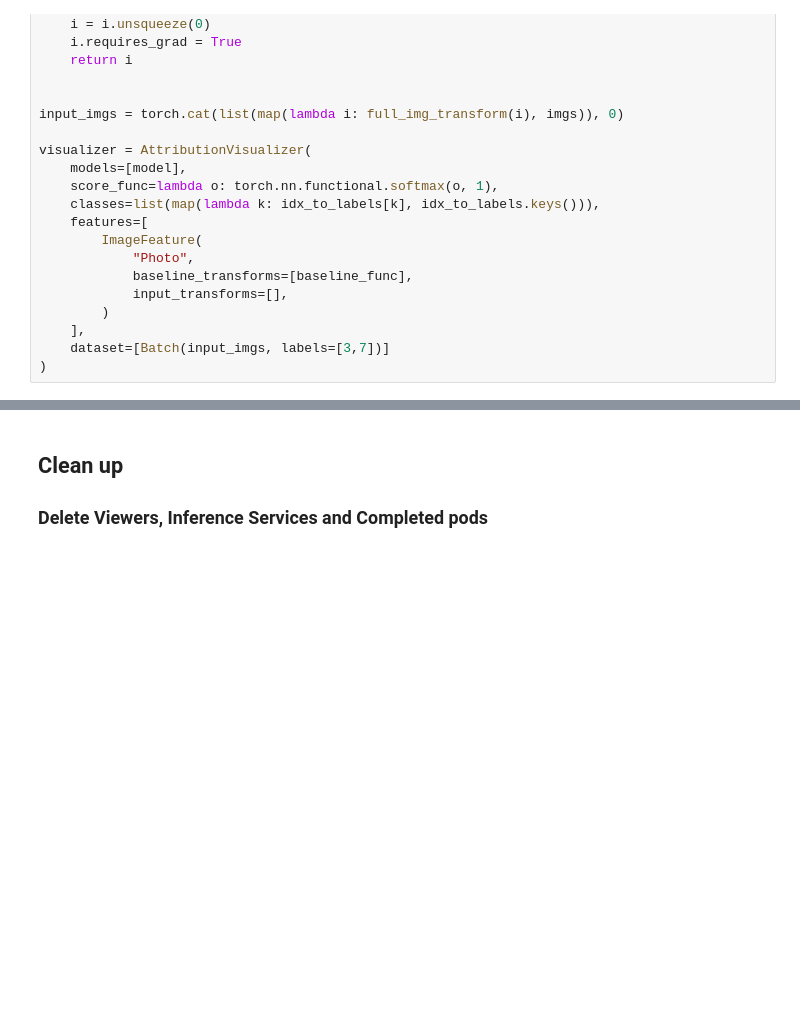
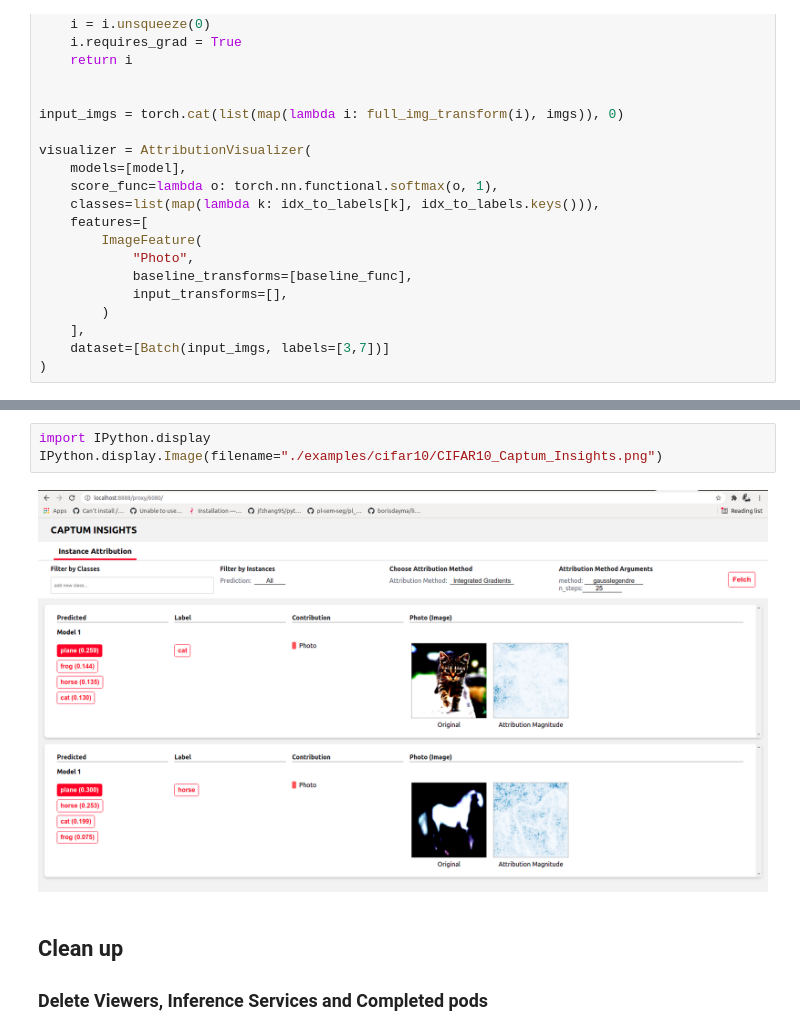
Before and after one commit to chauhang/pytorch-pipeline, a Jupyter notebook: pytorch_pipeline/RunPipeline-Cifar10.ipynb, the cells around one changed output, grey strips where cells are left out. Drawn from its saved outputs; the diff is of its cells as text; blank space fills up the shorter version.

Commit message:
updated the cifar10 notebook
Signed-off-by: Arvind-Ideas2IT <arvindkumarsingh.gautam@ideas2it.com>

```diff
--- a/pytorch_pipeline/RunPipeline-Cifar10.ipynb
+++ b/pytorch_pipeline/RunPipeline-Cifar10.ipynb
@@ -832,3 +436,8 @@ CaptumInsights(insights_config={'classes': ['plane', 'car', 'bird', 'cat', 'deer
+# %%
+import IPython.display
+IPython.display.Image(filename="./examples/cifar10/CIFAR10_Captum_Insights.png")
+# %% [output]
+[figure, added]
 # %% [markdown]
 ## Clean up
 ### Delete Viewers, Inference Services and Completed pods
```
Also changed, not shown: parts of 41 cells of this notebook, 1 other file.
